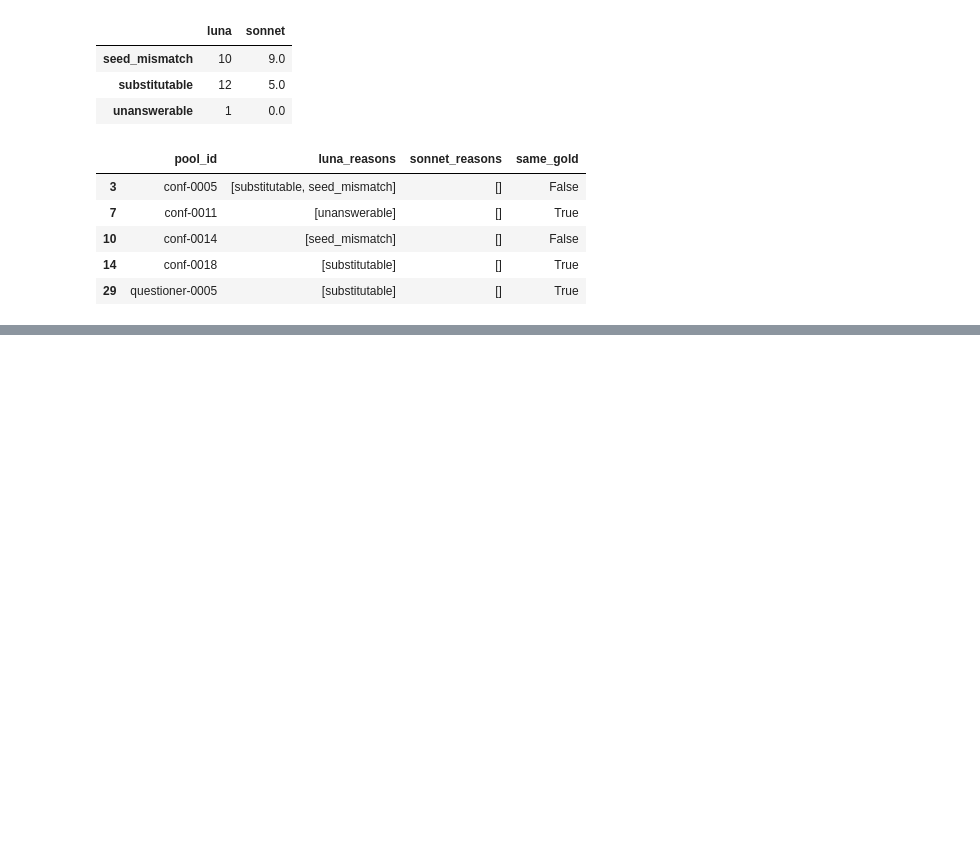
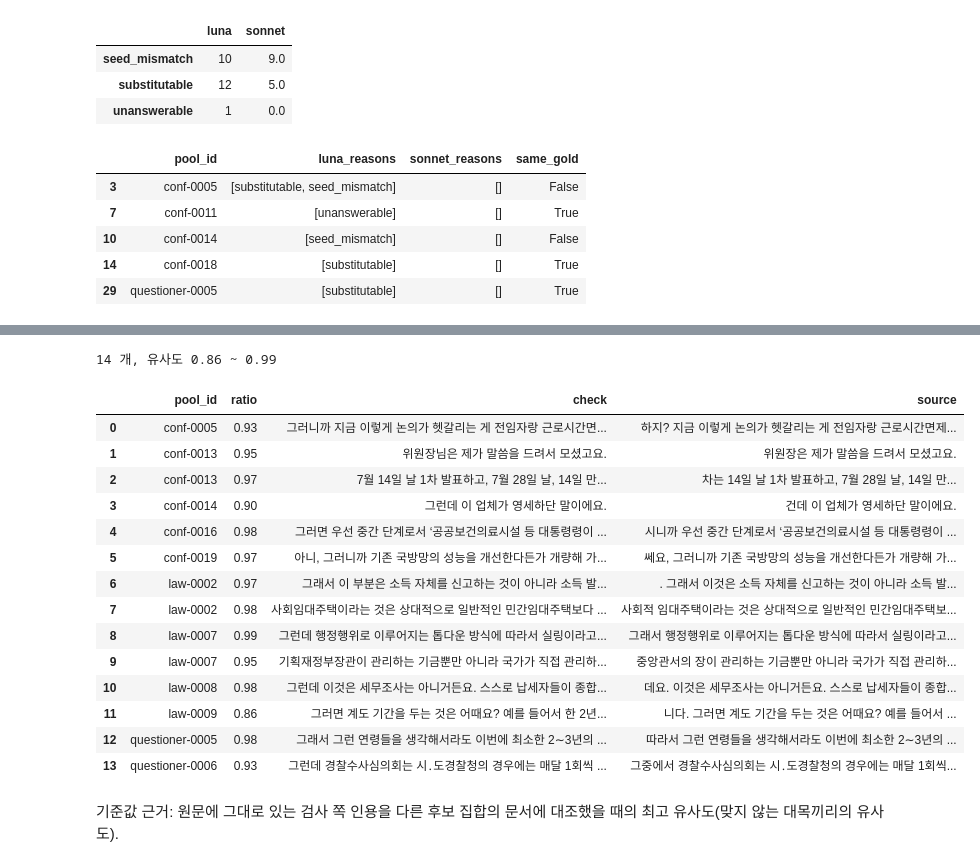
Before and after one commit to buzziru/meet-rag, a Jupyter notebook: notebooks/08_01_파일럿.ipynb, the cells around one changed output, grey strips where cells are left out. Drawn from its saved outputs; the diff is of its cells as text; code cells hidden in the pictures; blank space fills up the shorter version.

```diff
--- a/notebooks/08_01_파일럿.ipynb
+++ b/notebooks/08_01_파일럿.ipynb
@@ -27,6 +29,8 @@ TARGETS = [300, 400, 500]  # 본 생성 목표 질의 수(PLAN G3)
 AVAILABLE = {"conf": 2066, "law": 385, "questioner": 4095}  # S7 가용 후보 집합 수(DECISIONS D-13)
 SONNET = ROOT / "_workspace/s08_sonnet_check/out"  # 검사 모델 비교용 Sonnet 서브에이전트 검사 결과
 N_EXAMPLES = 2  # 출력할 통과·불통과 예시 수
+EXACT_RATIO = 1.0  # 1~8절: 결정 당시의 정확 대조(인용이 원문의 부분 문자열일 때만 인정)
+N_NEG = 40  # 9절: 기준값 근거로 쓸 맞지 않는 대조 표본 수
 dict(M.gen), dict(M.check)
 # %% [output]
 ({'n_per_type': 10,
@@ -72,13 +77,13 @@ def judge_old(rec, elements, answerable, new):
     return {"passed": not reasons, "reasons": reasons, "gold_doc_ids": gold}
 
 
-def verdicts(rec, elements, answerable):
+def verdicts(rec, elements, answerable, ratio=EXACT_RATIO):
     if rec["gen"]["status"] != "ok":
         skip = {"passed": False, "reasons": ["gen_skip"], "gold_doc_ids": []}
         return skip, skip
     new = judge(rec["gen"], elements, answerable, rec["pool_doc_ids"],
                 {d: context(d) for d in rec["pool_doc_ids"]}, M.gen.max_gold,
-                pools[rec["pool_id"]]["seed_doc_ids"])
+                pools[rec["pool_id"]]["seed_doc_ids"], min_ratio=ratio)
     return judge_old(rec, elements, answerable, new), new
 
 
@@ -512,0 +522,38 @@ cmp[cmp["luna"] != cmp["sonnet"]][["pool_id", "luna_reasons", "sonnet_reasons",
+# %%
+def similarity(quote, ctx):
+    span = locate(quote, ctx, 0.0)
+    return SequenceMatcher(None, norm(quote), span, autojunk=False).ratio() if span else 0.0
+
+
+bad = []
+for _, row in ok.iterrows():
+    for el in row["rec"]["elements"]:
+        for s in el["support"]:
+            if s["doc_id"] and not quoted(s["quote"], context(s["doc_id"])):
+                ctx = context(s["doc_id"])
+                ratio = round(similarity(s["quote"], ctx), 2)
+                bad.append({"pool_id": row["pool_id"], "ratio": ratio,
+                            "check": norm(s["quote"])[:50],
+                            "source": locate(s["quote"], ctx, 0.0)[:50]})
+bad = pd.DataFrame(bad)
+print(len(bad), "개, 유사도", bad["ratio"].min(), "~", bad["ratio"].max())
+bad
+# %% [output]
+14 개, 유사도 0.86 ~ 0.99
+|  | pool_id | ratio | check | source |
+| 0 | conf-0005 | 0.93 | 그러니까 지금 이렇게 논의가 헷갈리는 게 전임자랑 근로시간면... | 하지? 지금 이렇게 논의가 헷갈리는 게 전임자랑 근로시간면제... |
+| 1 | conf-0013 | 0.95 | 위원장님은 제가 말씀을 드려서 모셨고요. | 위원장은 제가 말씀을 드려서 모셨고요. |
+| 2 | conf-0013 | 0.97 | 7월 14일 날 1차 발표하고, 7월 28일 날, 14일 만... | 차는 14일 날 1차 발표하고, 7월 28일 날, 14일 만... |
+| 3 | conf-0014 | 0.90 | 그런데 이 업체가 영세하단 말이에요. | 건데 이 업체가 영세하단 말이에요. |
+| 4 | conf-0016 | 0.98 | 그러면 우선 중간 단계로서 ‘공공보건의료시설 등 대통령령이 ... | 시니까 우선 중간 단계로서 ‘공공보건의료시설 등 대통령령이 ... |
+| 5 | conf-0019 | 0.97 | 아니, 그러니까 기존 국방망의 성능을 개선한다든가 개량해 가... | 쎄요, 그러니까 기존 국방망의 성능을 개선한다든가 개량해 가... |
+| 6 | law-0002 | 0.97 | 그래서 이 부분은 소득 자체를 신고하는 것이 아니라 소득 발... | . 그래서 이것은 소득 자체를 신고하는 것이 아니라 소득 발... |
+| 7 | law-0002 | 0.98 | 사회임대주택이라는 것은 상대적으로 일반적인 민간임대주택보다 ... | 사회적 임대주택이라는 것은 상대적으로 일반적인 민간임대주택보... |
+| 8 | law-0007 | 0.99 | 그런데 행정행위로 이루어지는 톱다운 방식에 따라서 실링이라고... | 그래서 행정행위로 이루어지는 톱다운 방식에 따라서 실링이라고... |
+| 9 | law-0007 | 0.95 | 기획재정부장관이 관리하는 기금뿐만 아니라 국가가 직접 관리하... | 중앙관서의 장이 관리하는 기금뿐만 아니라 국가가 직접 관리하... |
+| 10 | law-0008 | 0.98 | 그런데 이것은 세무조사는 아니거든요. 스스로 납세자들이 종합... | 데요. 이것은 세무조사는 아니거든요. 스스로 납세자들이 종합... |
+| 11 | law-0009 | 0.86 | 그러면 계도 기간을 두는 것은 어때요? 예를 들어서 한 2년... | 니다. 그러면 계도 기간을 두는 것은 어때요? 예를 들어서 ... |
+| 12 | questioner-0005 | 0.98 | 그래서 그런 연령들을 생각해서라도 이번에 최소한 2∼3년의 ... | 따라서 그런 연령들을 생각해서라도 이번에 최소한 2∼3년의 ... |
+| 13 | questioner-0006 | 0.93 | 그런데 경찰수사심의회는 시․도경찰청의 경우에는 매달 1회씩 ... | 그중에서 경찰수사심의회는 시․도경찰청의 경우에는 매달 1회씩... |
+# %% [markdown]
+기준값 근거: 원문에 그대로 있는 검사 쪽 인용을 다른 후보 집합의 문서에 대조했을 때의 최고 유사도(맞지 않는 대목끼리의 유사도).
```
Also changed, not shown: parts of 6 cells of this notebook, 1 other file.
